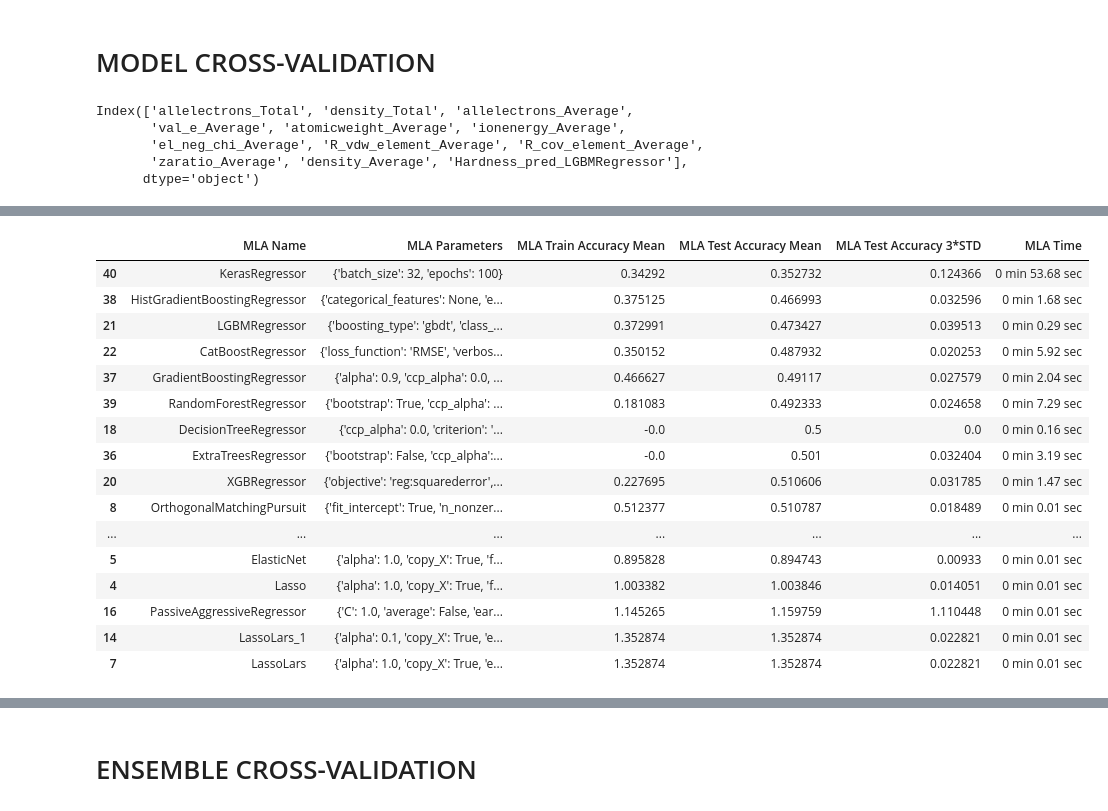
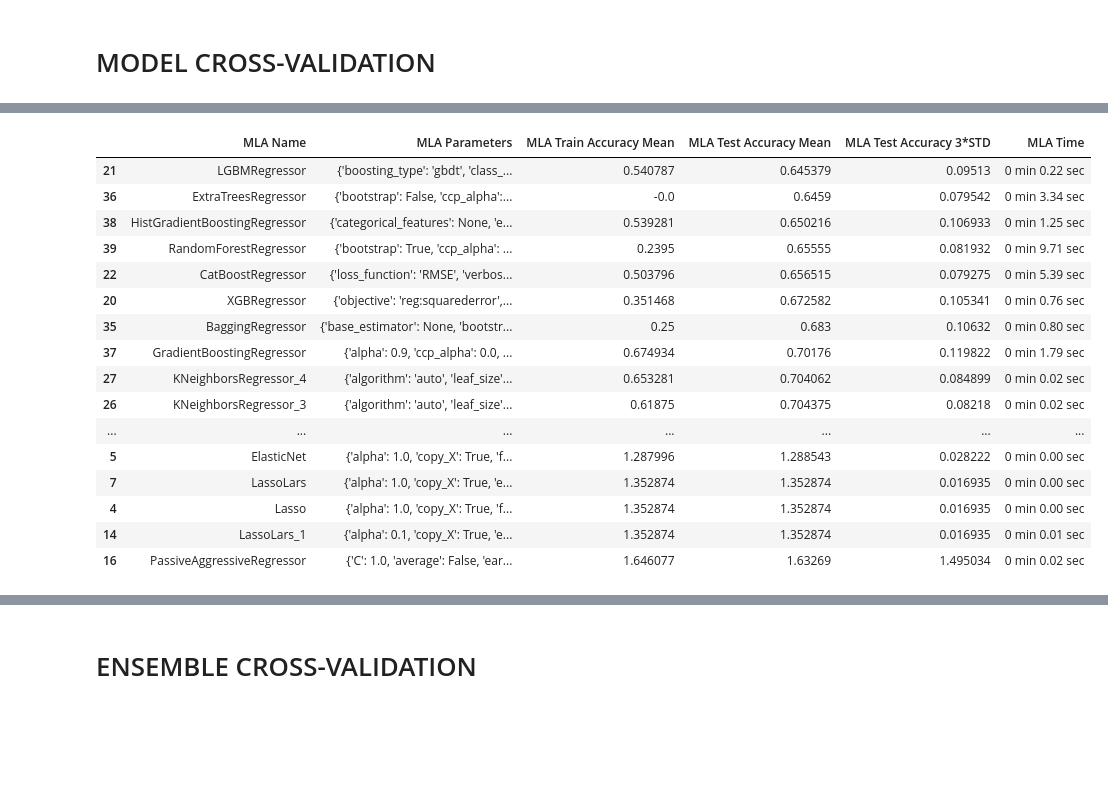
Before and after one commit to hardboyvino/kaggle_competition, a Jupyter notebook: playground_3.25/preprocess.ipynb, the cells around one changed output, grey strips where cells are left out. Cells and saved outputs as stored; diff of their text form; code cells hidden in the pictures; blank space fills up the shorter version.

```diff
--- a/playground_3.25/preprocess.ipynb
+++ b/playground_3.25/preprocess.ipynb
@@ -187,8 +161,0 @@ for model in prefit_models:
-# %%
-train_new.columns
-# %% [output]
-Index(['allelectrons_Total', 'density_Total', 'allelectrons_Average',
-       'val_e_Average', 'atomicweight_Average', 'ionenergy_Average',
-       'el_neg_chi_Average', 'R_vdw_element_Average', 'R_cov_element_Average',
-       'zaratio_Average', 'density_Average', 'Hardness_pred_LGBMRegressor'],
-      dtype='object')
@@ -279,9 +211,6 @@ MLA = [
 	GradientBoostingRegressor(random_state=5),
 	HistGradientBoostingRegressor(random_state=5),
 	RandomForestRegressor(random_state=5),
-
-	# Neural Networks
-	KerasRegressor(epochs=100, batch_size=32),
     ]
 
 
@@ -290,8 +219,6 @@ MLA = [
 cv_split = KFold(n_splits=10, shuffle=True, random_state=5)
 cv_split_trial = KFold(n_splits=3, shuffle=True, random_state=5) # For quick trials
 # %%
-%%time
-
 # create table to compare MLA metrics
 MLA_columns = ['MLA Name', 'MLA Parameters', 'MLA Train Accuracy Mean', 'MLA Test Accuracy Mean', 'MLA Test Accuracy 3*STD', 'MLA Time']
 MLA_compare = pd.DataFrame(columns = MLA_columns)
@@ -320,7 +247,7 @@ for alg in MLA:
 
 	"""score model with cross validation: http://scikit-learn.org/stable/modules/generated/sklearn.model_selection.cross_validate.html#sklearn.model_selection.cross_validate"""
 
-	cv_results = cross_validate(alg, train_new, train[TARGET], cv=cv_split_trial, scoring=scoring, return_train_score=True)
+	cv_results = cross_validate(alg, train_scaled, train[TARGET], cv=cv_split, scoring=scoring, return_train_score=True)
 
 	# Calculate mean time in seconds
 	mean_fit_time = cv_results['fit_time'].mean()
@@ -336,12 +263,8 @@ for alg in MLA:
 	#if this is a non-bias random sample, then +/-3 standard deviations (std) from the mean, should statistically capture 99.7% of the subsets
 	MLA_compare.loc[row_index, 'MLA Test Accuracy 3*STD'] = cv_results['test_score'].std()*3   #let's know the worst that can happen!
 
-	# # #save MLA predictions - see section 6 for usage
-	# alg.fit(data1[data1_x_bin], data1[Target])
-	# MLA_predict[MLA_name] = alg.predict(data1[data1_x_bin])
 	print(f'Done with {MLA_name}')
 	row_index+=1
-
 
 #print and sort table: https://pandas.pydata.org/pandas-docs/stable/generated/pandas.DataFrame.sort_values.html
 MLA_compare.sort_values(by = ['MLA Test Accuracy Mean'], ascending = True, inplace = True)
@@ -368,20 +291,20 @@ Wall time: 6min 4s
 |  | MLA Name | MLA Parameters | MLA Train Accuracy Mean | MLA Test Accuracy Mean | MLA Test Accuracy 3*STD | MLA Time |
-| 40 | KerasRegressor | {'batch_size': 32, 'epochs': 100} | 0.34292 | 0.352732 | 0.124366 | 0 min 53.68 sec |
-| 38 | HistGradientBoostingRegressor | {'categorical_features': None, 'e... | 0.375125 | 0.466993 | 0.032596 | 0 min 1.68 sec |
-| 21 | LGBMRegressor | {'boosting_type': 'gbdt', 'class_... | 0.372991 | 0.473427 | 0.039513 | 0 min 0.29 sec |
-| 22 | CatBoostRegressor | {'loss_function': 'RMSE', 'verbos... | 0.350152 | 0.487932 | 0.020253 | 0 min 5.92 sec |
-| 37 | GradientBoostingRegressor | {'alpha': 0.9, 'ccp_alpha': 0.0, ... | 0.466627 | 0.49117 | 0.027579 | 0 min 2.04 sec |
-| 39 | RandomForestRegressor | {'bootstrap': True, 'ccp_alpha': ... | 0.181083 | 0.492333 | 0.024658 | 0 min 7.29 sec |
-| 18 | DecisionTreeRegressor | {'ccp_alpha': 0.0, 'criterion': '... | -0.0 | 0.5 | 0.0 | 0 min 0.16 sec |
-| 36 | ExtraTreesRegressor | {'bootstrap': False, 'ccp_alpha':... | -0.0 | 0.501 | 0.032404 | 0 min 3.19 sec |
-| 20 | XGBRegressor | {'objective': 'reg:squarederror',... | 0.227695 | 0.510606 | 0.031785 | 0 min 1.47 sec |
-| 8 | OrthogonalMatchingPursuit | {'fit_intercept': True, 'n_nonzer... | 0.512377 | 0.510787 | 0.018489 | 0 min 0.01 sec |
+| 21 | LGBMRegressor | {'boosting_type': 'gbdt', 'class_... | 0.540787 | 0.645379 | 0.09513 | 0 min 0.22 sec |
+| 36 | ExtraTreesRegressor | {'bootstrap': False, 'ccp_alpha':... | -0.0 | 0.6459 | 0.079542 | 0 min 3.34 sec |
+| 38 | HistGradientBoostingRegressor | {'categorical_features': None, 'e... | 0.539281 | 0.650216 | 0.106933 | 0 min 1.25 sec |
+| 39 | RandomForestRegressor | {'bootstrap': True, 'ccp_alpha': ... | 0.2395 | 0.65555 | 0.081932 | 0 min 9.71 sec |
+| 22 | CatBoostRegressor | {'loss_function': 'RMSE', 'verbos... | 0.503796 | 0.656515 | 0.079275 | 0 min 5.39 sec |
+| 20 | XGBRegressor | {'objective': 'reg:squarederror',... | 0.351468 | 0.672582 | 0.105341 | 0 min 0.76 sec |
+| 35 | BaggingRegressor | {'base_estimator': None, 'bootstr... | 0.25 | 0.683 | 0.10632 | 0 min 0.80 sec |
+| 37 | GradientBoostingRegressor | {'alpha': 0.9, 'ccp_alpha': 0.0, ... | 0.674934 | 0.70176 | 0.119822 | 0 min 1.79 sec |
+| 27 | KNeighborsRegressor_4 | {'algorithm': 'auto', 'leaf_size'... | 0.653281 | 0.704062 | 0.084899 | 0 min 0.02 sec |
+| 26 | KNeighborsRegressor_3 | {'algorithm': 'auto', 'leaf_size'... | 0.61875 | 0.704375 | 0.08218 | 0 min 0.02 sec |
 | ... | ... | ... | ... | ... | ... | ... |
-| 5 | ElasticNet | {'alpha': 1.0, 'copy_X': True, 'f... | 0.895828 | 0.894743 | 0.00933 | 0 min 0.01 sec |
-| 4 | Lasso | {'alpha': 1.0, 'copy_X': True, 'f... | 1.003382 | 1.003846 | 0.014051 | 0 min 0.01 sec |
-| 16 | PassiveAggressiveRegressor | {'C': 1.0, 'average': False, 'ear... | 1.145265 | 1.159759 | 1.110448 | 0 min 0.01 sec |
-| 14 | LassoLars_1 | {'alpha': 0.1, 'copy_X': True, 'e... | 1.352874 | 1.352874 | 0.022821 | 0 min 0.01 sec |
-| 7 | LassoLars | {'alpha': 1.0, 'copy_X': True, 'e... | 1.352874 | 1.352874 | 0.022821 | 0 min 0.01 sec |
+| 5 | ElasticNet | {'alpha': 1.0, 'copy_X': True, 'f... | 1.287996 | 1.288543 | 0.028222 | 0 min 0.00 sec |
+| 7 | LassoLars | {'alpha': 1.0, 'copy_X': True, 'e... | 1.352874 | 1.352874 | 0.016935 | 0 min 0.00 sec |
+| 4 | Lasso | {'alpha': 1.0, 'copy_X': True, 'f... | 1.352874 | 1.352874 | 0.016935 | 0 min 0.00 sec |
+| 14 | LassoLars_1 | {'alpha': 0.1, 'copy_X': True, 'e... | 1.352874 | 1.352874 | 0.016935 | 0 min 0.01 sec |
+| 16 | PassiveAggressiveRegressor | {'C': 1.0, 'average': False, 'ear... | 1.646077 | 1.63269 | 1.495034 | 0 min 0.02 sec |
 # %%
 sns.barplot(x='MLA Test Accuracy Mean', y = 'MLA Name', data = MLA_compare, color = 'm')
 
```
Also changed, not shown: parts of 19 cells of this notebook.
